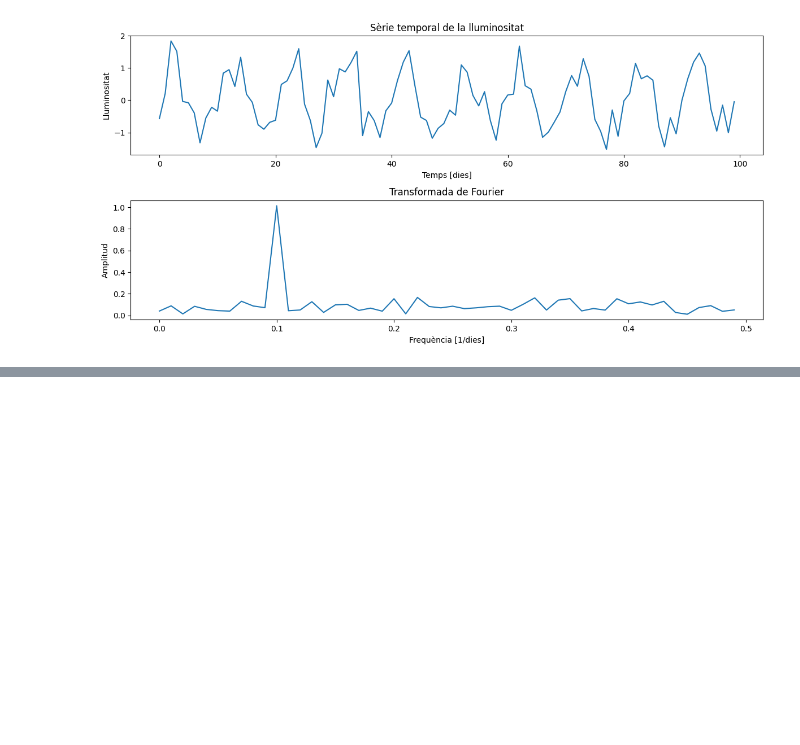
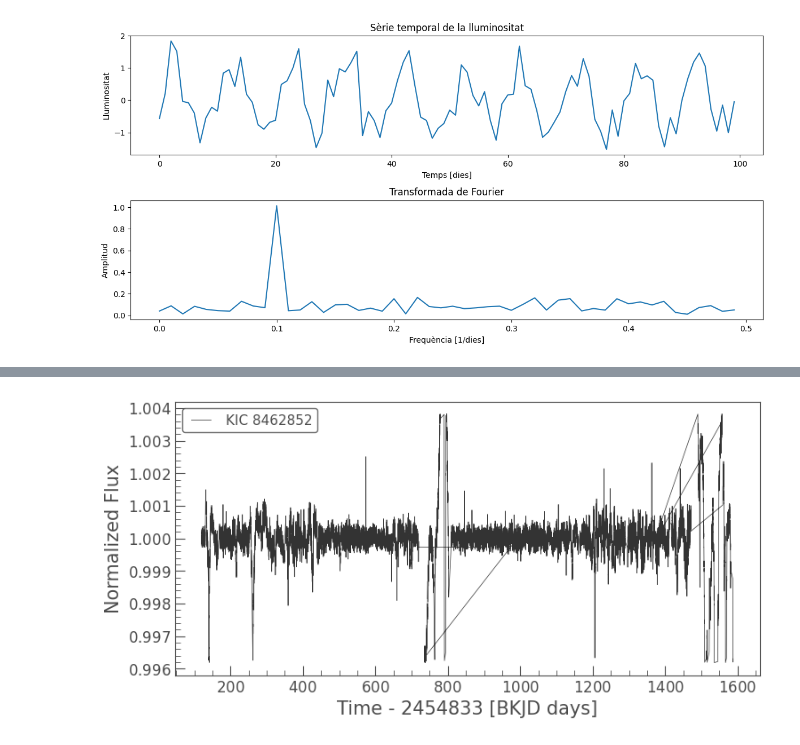
Before and after one commit to drfperez/lightkurve, a Jupyter notebook: lightcurke1.ipynb, the cells around one changed output, grey strips where cells are left out. Saved outputs shown, nothing was run; the diff lists cells and outputs as text; code cells hidden in the pictures; blank space fills up the shorter version.

```diff
--- a/lightcurke1.ipynb
+++ b/lightcurke1.ipynb
@@ -370,3 +370,90 @@ plt.show()
 # %% [output]
 Període trobat: 10.00 dies
 [figure]
+# %%
+
+import lightkurve as lk
+import numpy as np
+import matplotlib.pyplot as plt
+from astropy.timeseries import LombScargle
+from IPython.display import display, Markdown
+import ipywidgets as widgets
+
+# Funció per descarregar i analitzar la corba de llum
+def download_and_analyze_lightcurve(exoplanet_name):
+    try:
+        # Cerca i descarrega la corba de llum
+        search_result = lk.search_lightcurve(exoplanet_name, mission='Kepler')
+        if len(search_result) == 0:
+            search_result = lk.search_lightcurve(exoplanet_name, mission='K2')
+        if len(search_result) == 0:
+            search_result = lk.search_lightcurve(exoplanet_name, mission='TESS')
+        if len(search_result) == 0:
+            display(Markdown("**No s'han trobat dades per a l'exoplaneta especificat.**"))
+            return
+
+        lc_collection = search_result.download_all()
+        if lc_collection is None:
+            display(Markdown("**No s'han pogut descarregar les dades per a l'exoplaneta especificat.**"))
+            return
+
+        lc = lc_collection.stitch()
+
+        # Neteja i normalització de la corba de llum
+        lc = lc.remove_nans().normalize().remove_outliers(sigma=5)
+
+        # Representació de la corba de llum
+        lc.plot()
+        plt.show()
+
+        # Estadístiques bàsiques
+        mean_flux = np.mean(lc.flux)
+        std_flux = np.std(lc.flux)
+        num_data_points = len(lc.flux)
+
+        display(Markdown(f"**Estadístiques bàsiques de la corba de llum:**"))
+        display(Markdown(f"- Nombre de punts de dades: {num_data_points}"))
+        display(Markdown(f"- Flux mitjà: {mean_flux:.4e}"))
+        display(Markdown(f"- Desviació estàndard del flux: {std_flux:.4e}"))
+
+        # Transformada de Lomb-Scargle per detectar períodes
+        frequency, power = LombScargle(lc.time.value, lc.flux.value).autopower()
+        period = 1 / frequency
+        plt.plot(period, power)
+        plt.xscale('log')
+        plt.xlabel('Període [dies]')
+        plt.ylabel('Potència')
+        plt.title('Lomb-Scargle Periodograma')
+        plt.show()
+
+        # Identificació dels períodes més prominents
+        peak_indices = np.argsort(power)[-100:]  # Els 5 períodes amb més potència
+        peak_periods = period[peak_indices]
+        peak_powers = power[peak_indices]
+
+        sorted_peaks = sorted(zip(peak_periods, peak_powers), key=lambda x: x[0])
+
+        display(Markdown(f"**Els períodes més prominents (dies) són:**"))
+        for p, pow in sorted_peaks:
+            display(Markdown(f"- Període: {p:.4f} dies, Potència: {pow:.4e}"))
+
+    except Exception as e:
+        display(Markdown(f"**Ha ocorregut un error: {e}**"))
+
+# Interfície gràfica per introduir el nom de l'exoplaneta
+exoplanet_name_textbox = widgets.Text(
+    value='',
+    placeholder='Introdueix el nom de l\'exoplaneta',
+    description='Exoplaneta:',
+    disabled=False
+)
+
+def on_button_clicked(b):
+    exoplanet_name = exoplanet_name_textbox.value
+    download_and_analyze_lightcurve(exoplanet_name)
+
+button = widgets.Button(description="Obtenir corba de llum")
+button.on_click(on_button_clicked)
+
+display(exoplanet_name_textbox, button)
+# %% [output]
@@ -372,0 +462 @@ Període trobat: 10.00 dies
+[figure, added]
```
Also changed, not shown: parts of 1 cell of this notebook.
